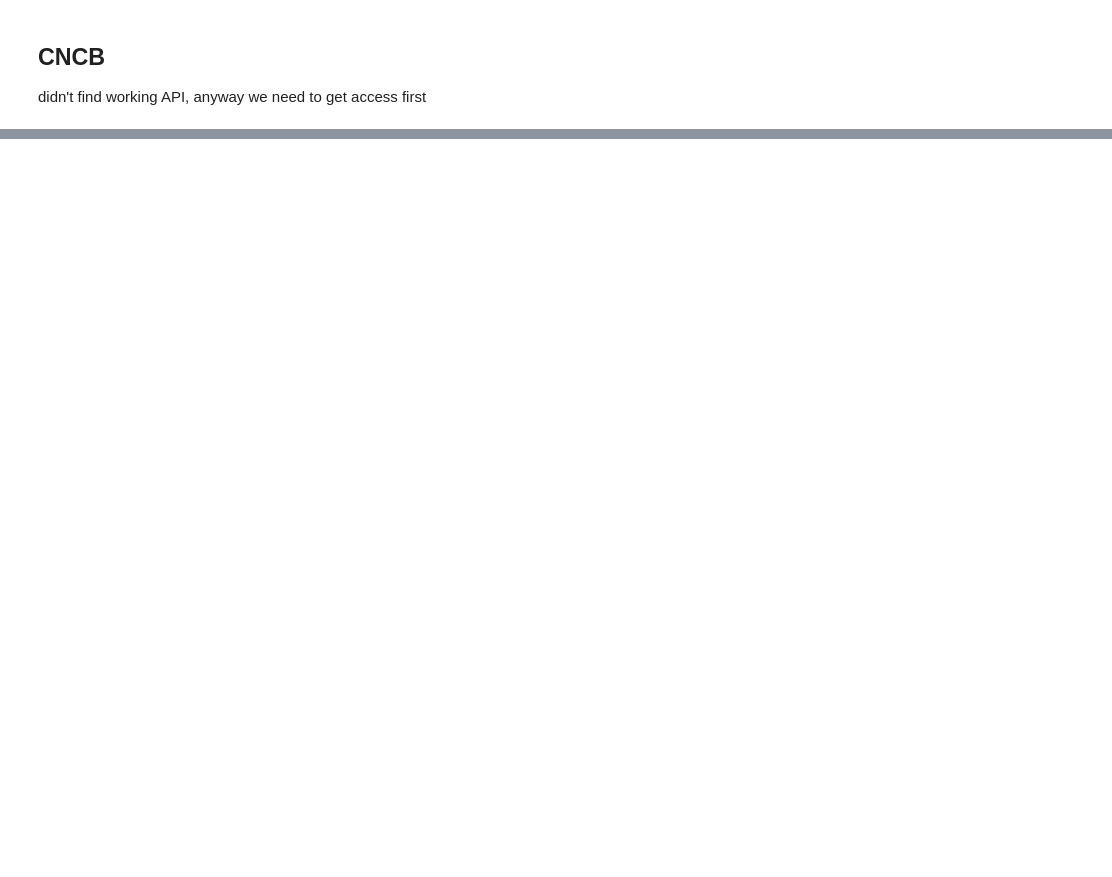
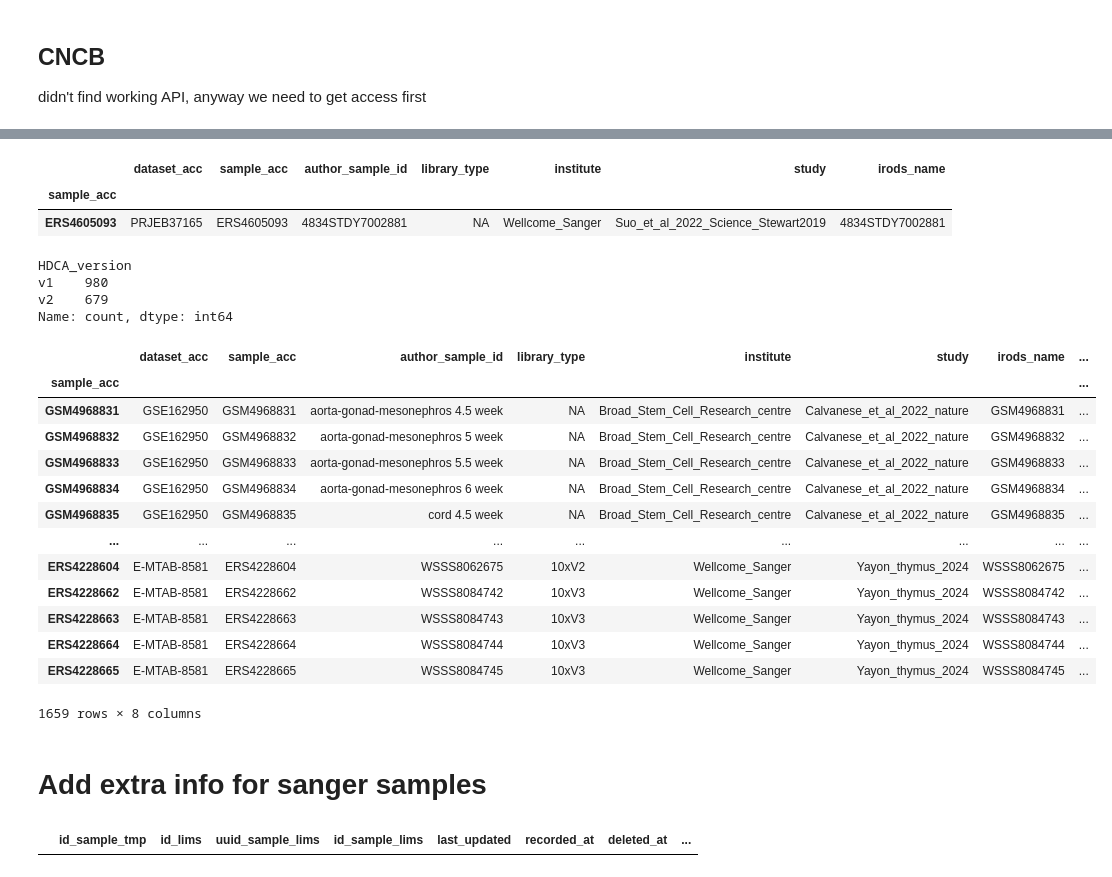
Before and after one commit to cellgeni/hdca_v2_reprocessing, a Jupyter notebook: 01_collect_sample_metadata.ipynb, the cells around one changed output, grey strips where cells are left out. Drawn from its saved outputs; the diff is of its cells as text; code cells hidden in the pictures; blank space fills up the shorter version.

```diff
--- a/01_collect_sample_metadata.ipynb
+++ b/01_collect_sample_metadata.ipynb
@@ -114,0 +515,11 @@ The goal is to get list of samples with minimal info:
+# %%
+# keep first dataset if sample found in two datasets
+tmp = samples[samples.dataset_acc==datasets.accession[0]]
+for a in datasets.accession[1:]:
+    tmp = pd.concat([tmp,samples[(samples.dataset_acc==a) & ~(samples.irods_name.isin(tmp.irods_name))]])
+samples = tmp
+samples.index = samples.sample_acc
+# %%
+# samples from HDCA v1
+samples_v1 = pd.read_csv('libraries_v1.csv')
+samples_v1
@@ -114,0 +558,4 @@ The goal is to get list of samples with minimal info:
+# %%
+samples_v1_braun = samples_v1[samples_v1.study == 'Braun_et_al._2022_bioRxiv']
+samples_v1_braun = dict(zip(samples_v1_braun.library_id_fixed,samples_v1_braun.library_acc))
+samples.irods_name = samples.irods_name.replace(samples_v1_braun)
@@ -114,0 +601,34 @@ The goal is to get list of samples with minimal info:
+# %%
+samples[samples.irods_name=='4834STDY7002881']
+# %% [output]
+|  | dataset_acc | sample_acc | author_sample_id | library_type | institute | study | irods_name |
+| sample_acc |  |  |  |  |  |  |  |
+| ERS4605093 | PRJEB37165 | ERS4605093 | 4834STDY7002881 | NA | Wellcome_Sanger | Suo_et_al_2022_Science_Stewart2019 | 4834STDY7002881 |
+# %%
+samples['HDCA_version'] = 'v2'
+samples.loc[samples.irods_name.isin(samples_v1.library_acc),'HDCA_version'] = 'v1'
+samples['HDCA_version'].value_counts()
+# %% [output]
+HDCA_version
+v1    980
+v2    679
+Name: count, dtype: int64
+# %%
+samples
+# %% [output]
+|  | dataset_acc | sample_acc | author_sample_id | library_type | institute | study | irods_name | ... |
+| sample_acc |  |  |  |  |  |  |  | ... |
+| GSM4968831 | GSE162950 | GSM4968831 | aorta-gonad-mesonephros 4.5 week | NA | Broad_Stem_Cell_Research_centre | Calvanese_et_al_2022_nature | GSM4968831 | ... |
+| GSM4968832 | GSE162950 | GSM4968832 | aorta-gonad-mesonephros 5 week | NA | Broad_Stem_Cell_Research_centre | Calvanese_et_al_2022_nature | GSM4968832 | ... |
+| GSM4968833 | GSE162950 | GSM4968833 | aorta-gonad-mesonephros 5.5 week | NA | Broad_Stem_Cell_Research_centre | Calvanese_et_al_2022_nature | GSM4968833 | ... |
+| GSM4968834 | GSE162950 | GSM4968834 | aorta-gonad-mesonephros 6 week | NA | Broad_Stem_Cell_Research_centre | Calvanese_et_al_2022_nature | GSM4968834 | ... |
+| GSM4968835 | GSE162950 | GSM4968835 | cord 4.5 week | NA | Broad_Stem_Cell_Research_centre | Calvanese_et_al_2022_nature | GSM4968835 | ... |
+| ... | ... | ... | ... | ... | ... | ... | ... | ... |
+| ERS4228604 | E-MTAB-8581 | ERS4228604 | WSSS8062675 | 10xV2 | Wellcome_Sanger | Yayon_thymus_2024 | WSSS8062675 | ... |
+| ERS4228662 | E-MTAB-8581 | ERS4228662 | WSSS8084742 | 10xV3 | Wellcome_Sanger | Yayon_thymus_2024 | WSSS8084742 | ... |
+| ERS4228663 | E-MTAB-8581 | ERS4228663 | WSSS8084743 | 10xV3 | Wellcome_Sanger | Yayon_thymus_2024 | WSSS8084743 | ... |
+| ERS4228664 | E-MTAB-8581 | ERS4228664 | WSSS8084744 | 10xV3 | Wellcome_Sanger | Yayon_thymus_2024 | WSSS8084744 | ... |
+| ERS4228665 | E-MTAB-8581 | ERS4228665 | WSSS8084745 | 10xV3 | Wellcome_Sanger | Yayon_thymus_2024 | WSSS8084745 | ... |
+1659 rows × 8 columns
+# %% [markdown]
+# Add extra info for sanger samples
@@ -114,0 +640,4 @@ The goal is to get list of samples with minimal info:
+# %%
+utils.fetch_dbs.fetch_mlw_query(secrets['mlw'],'SELECT * from sample WHERE supplier_name="T06_TH_TOT_VDJT_3"')
+# %% [output]
+|  | id_sample_tmp | id_lims | uuid_sample_lims | id_sample_lims | last_updated | recorded_at | deleted_at | ... |
```
Also changed, not shown: parts of 62 cells of this notebook, 9 other files.
